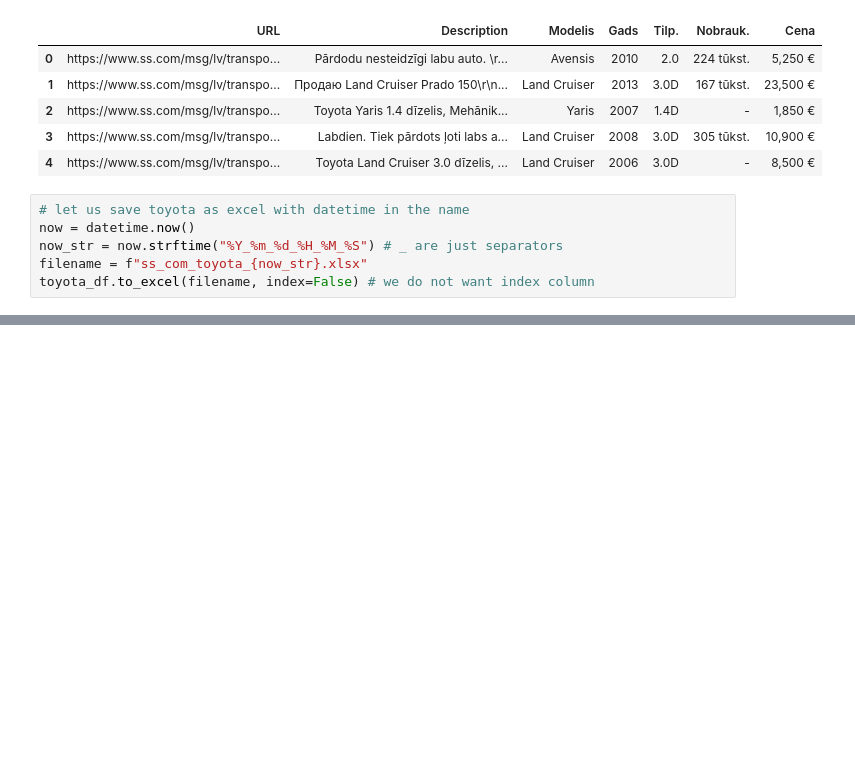
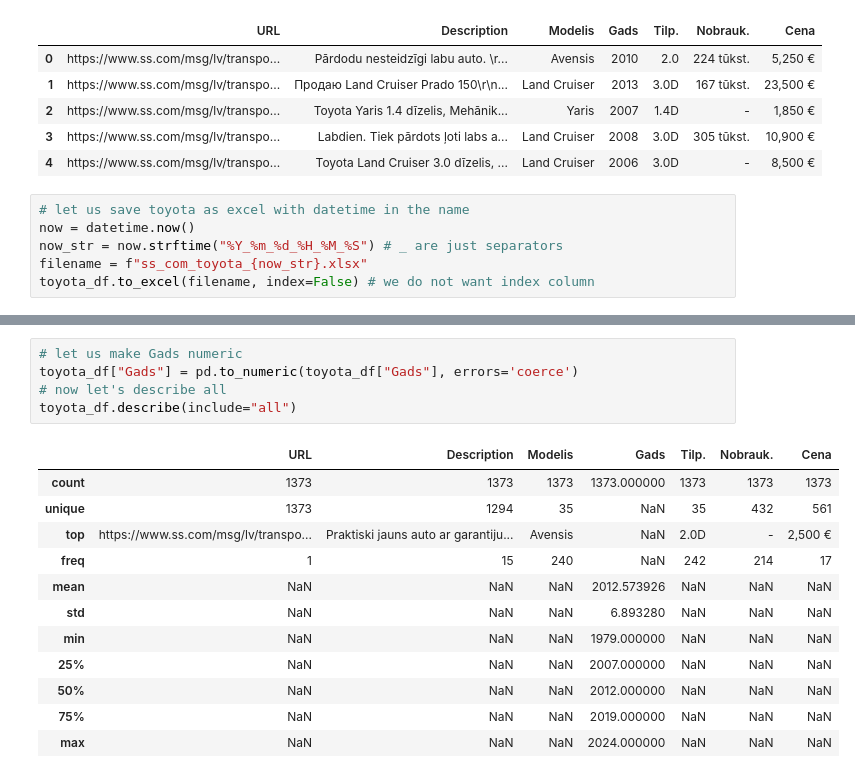
Before and after one commit to ValRCS/DAS_Python_24, a Jupyter notebook: A29_Group/Topic_15_Web_Scraping/WebScraping_Apartments.ipynb, the cells around one changed output, grey strips where cells are left out. Saved outputs shown, nothing was run; the diff lists cells and outputs as text; blank space fills up the shorter version.

```diff
--- a/A29_Group/Topic_15_Web_Scraping/WebScraping_Apartments.ipynb
+++ b/A29_Group/Topic_15_Web_Scraping/WebScraping_Apartments.ipynb
@@ -524,0 +557,18 @@ toyota_df.to_excel(filename, index=False) # we do not want index column
+# %%
+# let us make Gads numeric
+toyota_df["Gads"] = pd.to_numeric(toyota_df["Gads"], errors='coerce')
+# now let's describe all
+toyota_df.describe(include="all")
+# %% [output]
+|  | URL | Description | Modelis | Gads | Tilp. | Nobrauk. | Cena |
+| count | 1373 | 1373 | 1373 | 1373.000000 | 1373 | 1373 | 1373 |
+| unique | 1373 | 1294 | 35 | NaN | 35 | 432 | 561 |
+| top | https://www.ss.com/msg/lv/transpo... | Praktiski jauns auto ar garantiju... | Avensis | NaN | 2.0D | - | 2,500 € |
+| freq | 1 | 15 | 240 | NaN | 242 | 214 | 17 |
+| mean | NaN | NaN | NaN | 2012.573926 | NaN | NaN | NaN |
+| std | NaN | NaN | NaN | 6.893280 | NaN | NaN | NaN |
+| min | NaN | NaN | NaN | 1979.000000 | NaN | NaN | NaN |
+| 25% | NaN | NaN | NaN | 2007.000000 | NaN | NaN | NaN |
+| 50% | NaN | NaN | NaN | 2012.000000 | NaN | NaN | NaN |
+| 75% | NaN | NaN | NaN | 2019.000000 | NaN | NaN | NaN |
+| max | NaN | NaN | NaN | 2024.000000 | NaN | NaN | NaN |
```
Also changed, not shown: parts of 11 cells of this notebook.
